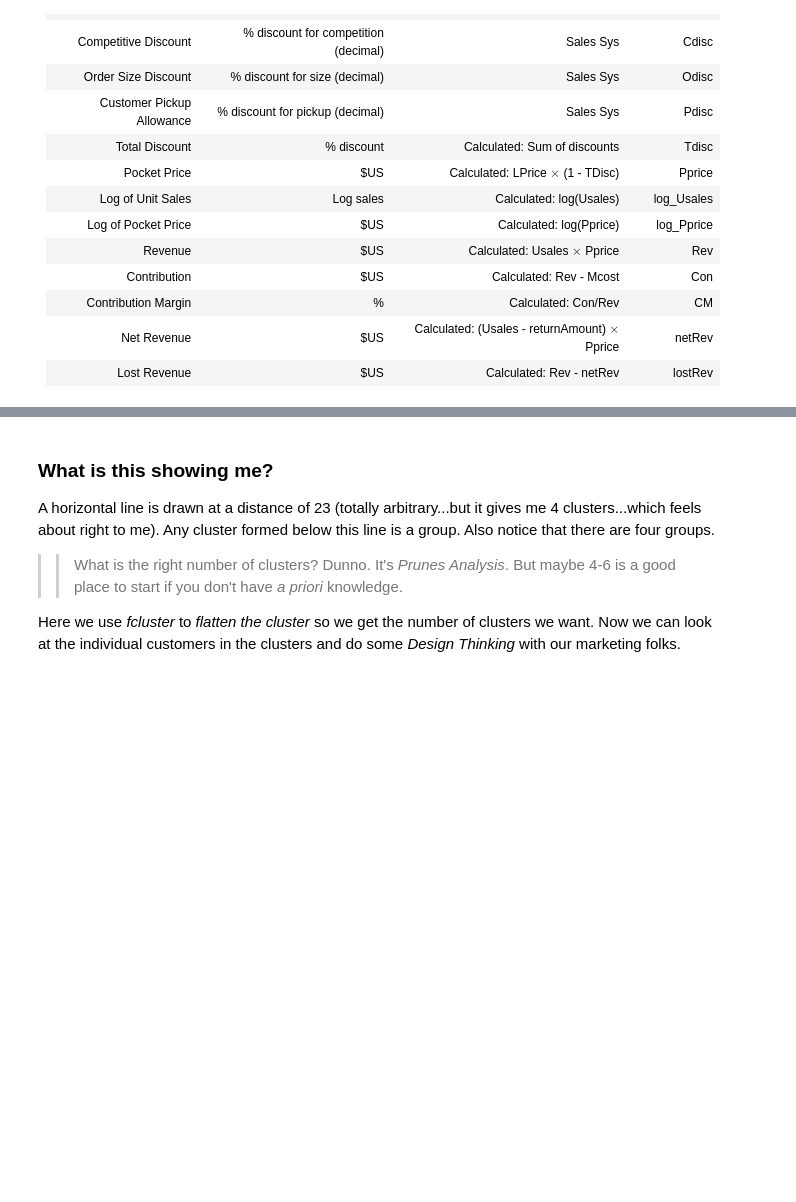
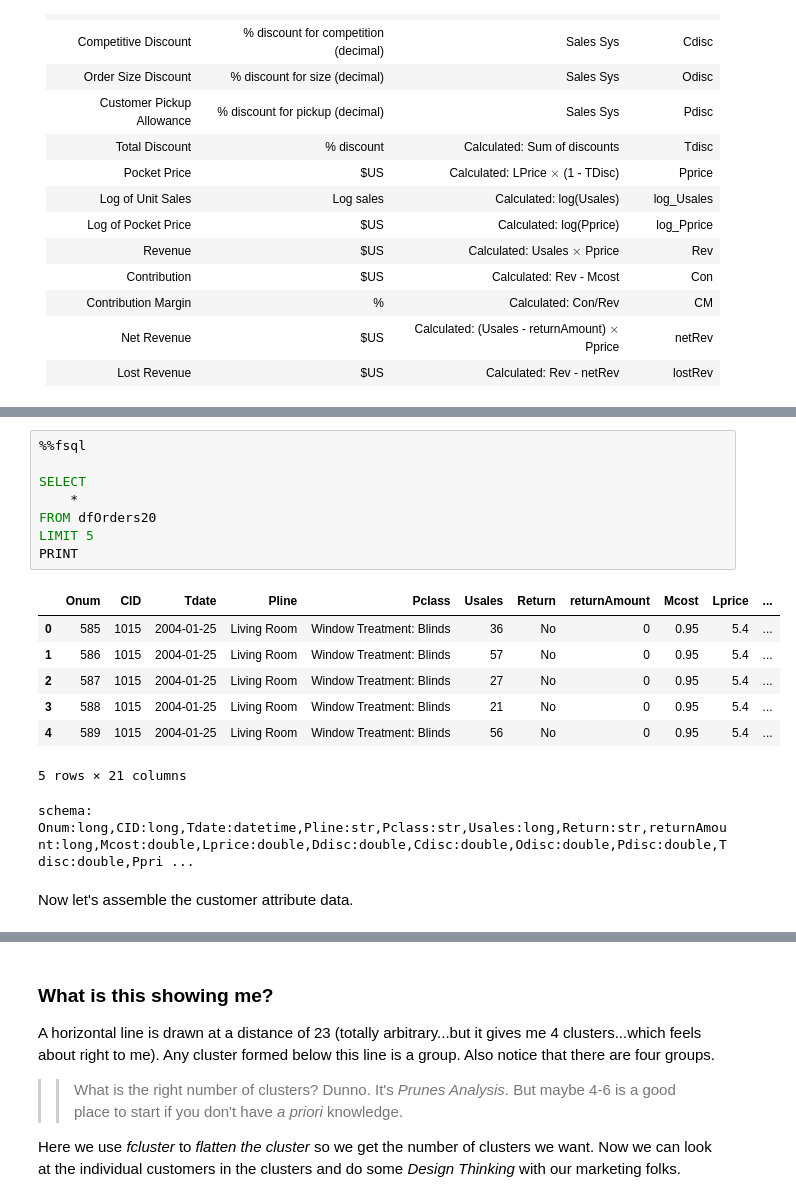
Before and after one commit to davew-msft/CustomerAnalytics, a Jupyter notebook: CustomerSegmentationAnalytics.ipynb, the cells around one changed output, grey strips where cells are left out. Drawn from its saved outputs; the diff is of its cells as text; blank space fills up the shorter version.

```diff
--- a/CustomerSegmentationAnalytics.ipynb
+++ b/CustomerSegmentationAnalytics.ipynb
@@ -365,0 +300,19 @@ for i in range( len( rec_lst ) ):
+# %%
+%%fsql
+
+SELECT
+    *
+FROM dfOrders20
+LIMIT 5
+PRINT
+# %% [output]
+|  | Onum | CID | Tdate | Pline | Pclass | Usales | Return | returnAmount | Mcost | Lprice | ... |
+| 0 | 585 | 1015 | 2004-01-25 | Living Room | Window Treatment: Blinds | 36 | No | 0 | 0.95 | 5.4 | ... |
+| 1 | 586 | 1015 | 2004-01-25 | Living Room | Window Treatment: Blinds | 57 | No | 0 | 0.95 | 5.4 | ... |
+| 2 | 587 | 1015 | 2004-01-25 | Living Room | Window Treatment: Blinds | 27 | No | 0 | 0.95 | 5.4 | ... |
+| 3 | 588 | 1015 | 2004-01-25 | Living Room | Window Treatment: Blinds | 21 | No | 0 | 0.95 | 5.4 | ... |
+| 4 | 589 | 1015 | 2004-01-25 | Living Room | Window Treatment: Blinds | 56 | No | 0 | 0.95 | 5.4 | ... |
+5 rows × 21 columns
+schema: Onum:long,CID:long,Tdate:datetime,Pline:str,Pclass:str,Usales:long,Return:str,returnAmount:long,Mcost:double,Lprice:double,Ddisc:double,Cdisc:double,Odisc:double,Pdisc:double,Tdisc:double,Ppri ...
+# %% [markdown]
+Now let's assemble the customer attribute data.
```
Also changed, not shown: parts of 53 cells of this notebook, 9 other files.
